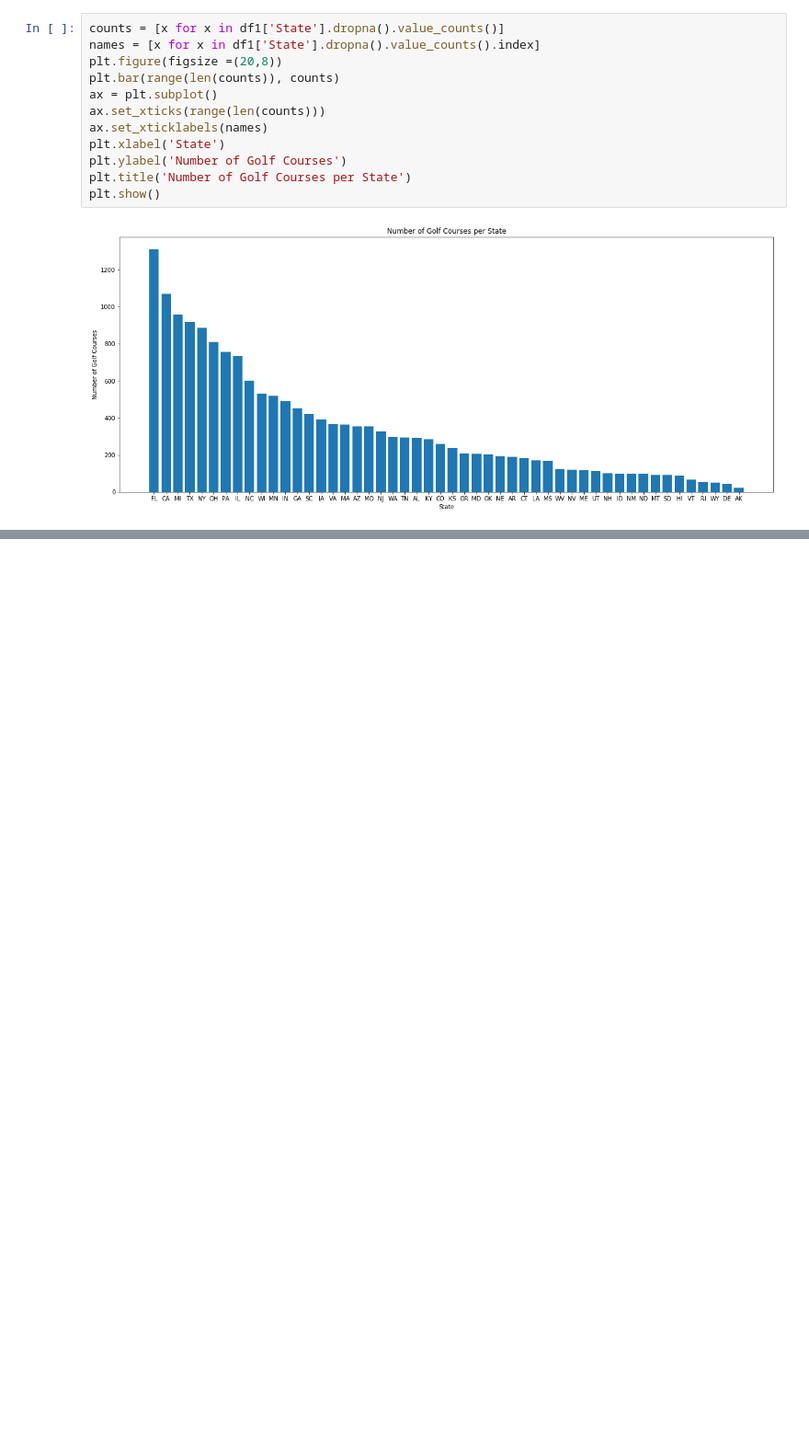
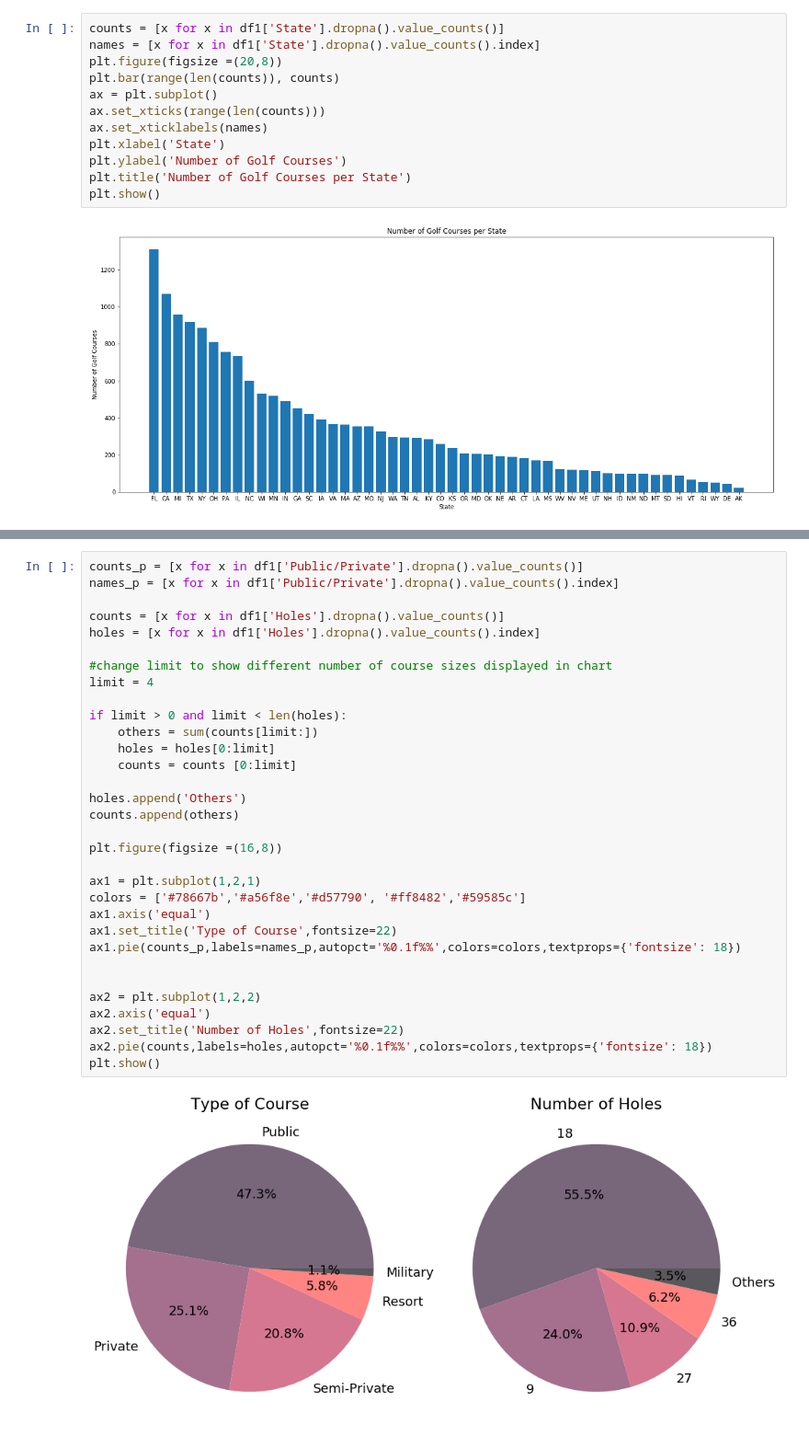
Before and after one commit to seanconeys/US_Golf_Courses, a Jupyter notebook: Golf_Courses.ipynb, the cells around one changed output, grey strips where cells are left out. Shown: that part at 92% size. Cells and saved outputs as stored; diff of their text form; blank space fills up the shorter version.

Commit message:
Piecharts moved to Subplots

```diff
--- a/Golf_Courses.ipynb
+++ b/Golf_Courses.ipynb
@@ -95,3 +95,37 @@ Loading BokehJS ...
+# %%
+counts_p = [x for x in df1['Public/Private'].dropna().value_counts()]
+names_p = [x for x in df1['Public/Private'].dropna().value_counts().index]
+
+counts = [x for x in df1['Holes'].dropna().value_counts()]
+holes = [x for x in df1['Holes'].dropna().value_counts().index]
+
+#change limit to show different number of course sizes displayed in chart
+limit = 4
+
+if limit > 0 and limit < len(holes):
+    others = sum(counts[limit:])
+    holes = holes[0:limit]
+    counts = counts [0:limit]
+
+holes.append('Others')
+counts.append(others)
+
+plt.figure(figsize =(16,8))
+
+ax1 = plt.subplot(1,2,1)
+colors = ['#78667b','#a56f8e','#d57790', '#ff8482','#59585c']
+ax1.axis('equal')
+ax1.set_title('Type of Course',fontsize=22)
+ax1.pie(counts_p,labels=names_p,autopct='%0.1f%%',colors=colors,textprops={'fontsize': 18})
+
+
+ax2 = plt.subplot(1,2,2)
+ax2.axis('equal')
+ax2.set_title('Number of Holes',fontsize=22)
+ax2.pie(counts,labels=holes,autopct='%0.1f%%',colors=colors,textprops={'fontsize': 18})
+plt.show()
+# %% [output]
+[figure, added]
 # %%
 private = df1[(df1['Public/Private'] == 'Private') & (df1['Holes']==18)]
 weekday_avg_pr = np.mean([float(x.strip('$')) for x in private['Fee Weekday'].dropna()])
```
Also changed, not shown: parts of 5 cells of this notebook.
